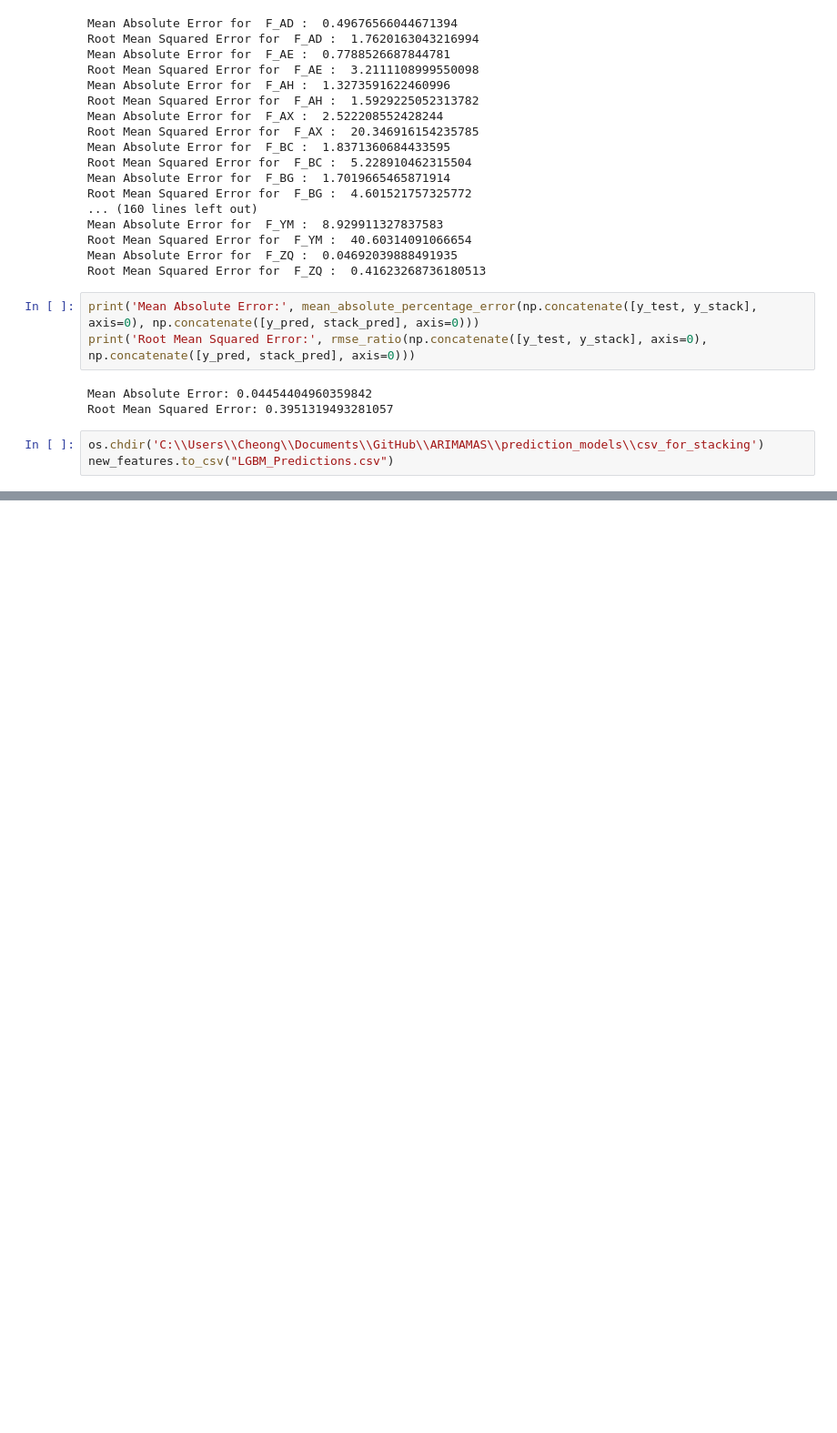
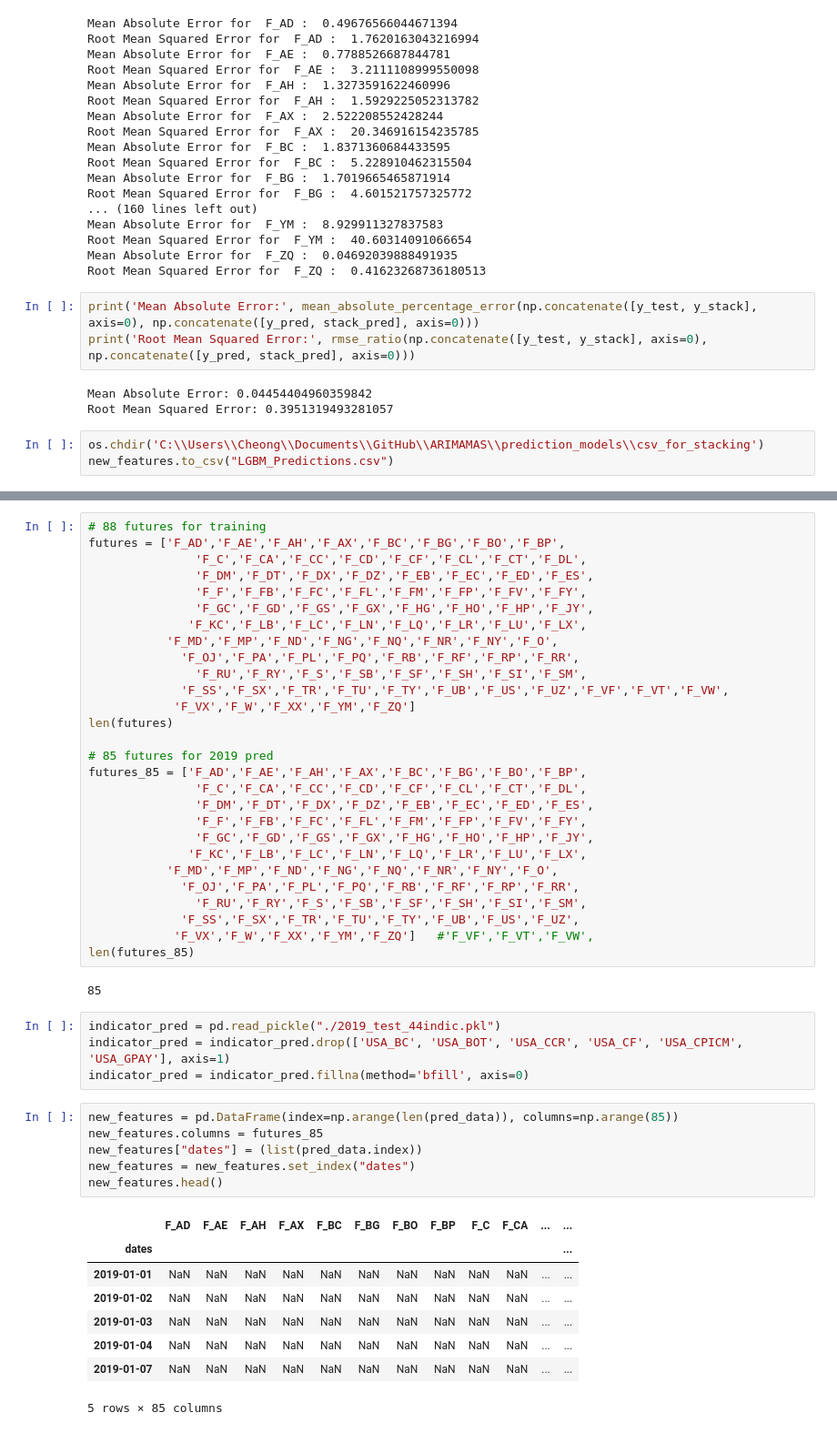
Before and after one commit to LiTangqing/ARIMAMAS, a Jupyter notebook: prediction_models/LGBM.ipynb, the cells around one changed output, grey strips where cells are left out. Shown: that part at 91% size. Drawn from its saved outputs; the diff is of its cells as text; blank space fills up the shorter version.

```diff
--- a/prediction_models/LGBM.ipynb
+++ b/prediction_models/LGBM.ipynb
@@ -224,0 +246,49 @@ new_features.to_csv("LGBM_Predictions.csv")
+# %%
+# 88 futures for training
+futures = ['F_AD','F_AE','F_AH','F_AX','F_BC','F_BG','F_BO','F_BP',
+               'F_C','F_CA','F_CC','F_CD','F_CF','F_CL','F_CT','F_DL',
+               'F_DM','F_DT','F_DX','F_DZ','F_EB','F_EC','F_ED','F_ES',
+               'F_F','F_FB','F_FC','F_FL','F_FM','F_FP','F_FV','F_FY',
+               'F_GC','F_GD','F_GS','F_GX','F_HG','F_HO','F_HP','F_JY',
+              'F_KC','F_LB','F_LC','F_LN','F_LQ','F_LR','F_LU','F_LX',
+           'F_MD','F_MP','F_ND','F_NG','F_NQ','F_NR','F_NY','F_O',
+             'F_OJ','F_PA','F_PL','F_PQ','F_RB','F_RF','F_RP','F_RR',
+               'F_RU','F_RY','F_S','F_SB','F_SF','F_SH','F_SI','F_SM',
+             'F_SS','F_SX','F_TR','F_TU','F_TY','F_UB','F_US','F_UZ','F_VF','F_VT','F_VW',
+            'F_VX','F_W','F_XX','F_YM','F_ZQ']
+len(futures)
+
+# 85 futures for 2019 pred
+futures_85 = ['F_AD','F_AE','F_AH','F_AX','F_BC','F_BG','F_BO','F_BP',
+               'F_C','F_CA','F_CC','F_CD','F_CF','F_CL','F_CT','F_DL',
+               'F_DM','F_DT','F_DX','F_DZ','F_EB','F_EC','F_ED','F_ES',
+               'F_F','F_FB','F_FC','F_FL','F_FM','F_FP','F_FV','F_FY',
+               'F_GC','F_GD','F_GS','F_GX','F_HG','F_HO','F_HP','F_JY',
+              'F_KC','F_LB','F_LC','F_LN','F_LQ','F_LR','F_LU','F_LX',
+           'F_MD','F_MP','F_ND','F_NG','F_NQ','F_NR','F_NY','F_O',
+             'F_OJ','F_PA','F_PL','F_PQ','F_RB','F_RF','F_RP','F_RR',
+               'F_RU','F_RY','F_S','F_SB','F_SF','F_SH','F_SI','F_SM',
+             'F_SS','F_SX','F_TR','F_TU','F_TY','F_UB','F_US','F_UZ',
+            'F_VX','F_W','F_XX','F_YM','F_ZQ']   #'F_VF','F_VT','F_VW',
+len(futures_85)
+# %% [output]
+85
+# %%
+indicator_pred = pd.read_pickle("./2019_test_44indic.pkl")
+indicator_pred = indicator_pred.drop(['USA_BC', 'USA_BOT', 'USA_CCR', 'USA_CF', 'USA_CPICM', 'USA_GPAY'], axis=1)
+indicator_pred = indicator_pred.fillna(method='bfill', axis=0)
+# %%
+new_features = pd.DataFrame(index=np.arange(len(pred_data)), columns=np.arange(85))
+new_features.columns = futures_85
+new_features["dates"] = (list(pred_data.index))
+new_features = new_features.set_index("dates")
+new_features.head()
+# %% [output]
+|  | F_AD | F_AE | F_AH | F_AX | F_BC | F_BG | F_BO | F_BP | F_C | F_CA | ... | ... |
+| dates |  |  |  |  |  |  |  |  |  |  |  | ... |
+| 2019-01-01 | NaN | NaN | NaN | NaN | NaN | NaN | NaN | NaN | NaN | NaN | ... | ... |
+| 2019-01-02 | NaN | NaN | NaN | NaN | NaN | NaN | NaN | NaN | NaN | NaN | ... | ... |
+| 2019-01-03 | NaN | NaN | NaN | NaN | NaN | NaN | NaN | NaN | NaN | NaN | ... | ... |
+| 2019-01-04 | NaN | NaN | NaN | NaN | NaN | NaN | NaN | NaN | NaN | NaN | ... | ... |
+| 2019-01-07 | NaN | NaN | NaN | NaN | NaN | NaN | NaN | NaN | NaN | NaN | ... | ... |
+5 rows × 85 columns
```
Also changed, not shown: parts of 6 cells of this notebook, 1 other file.
